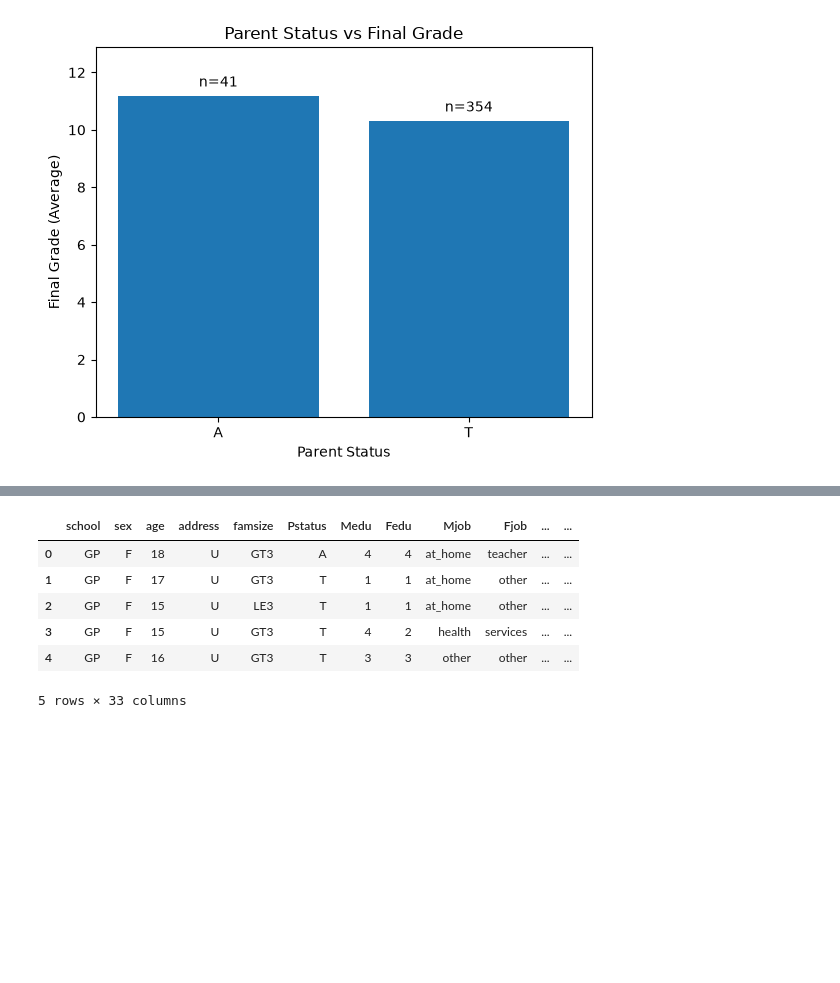
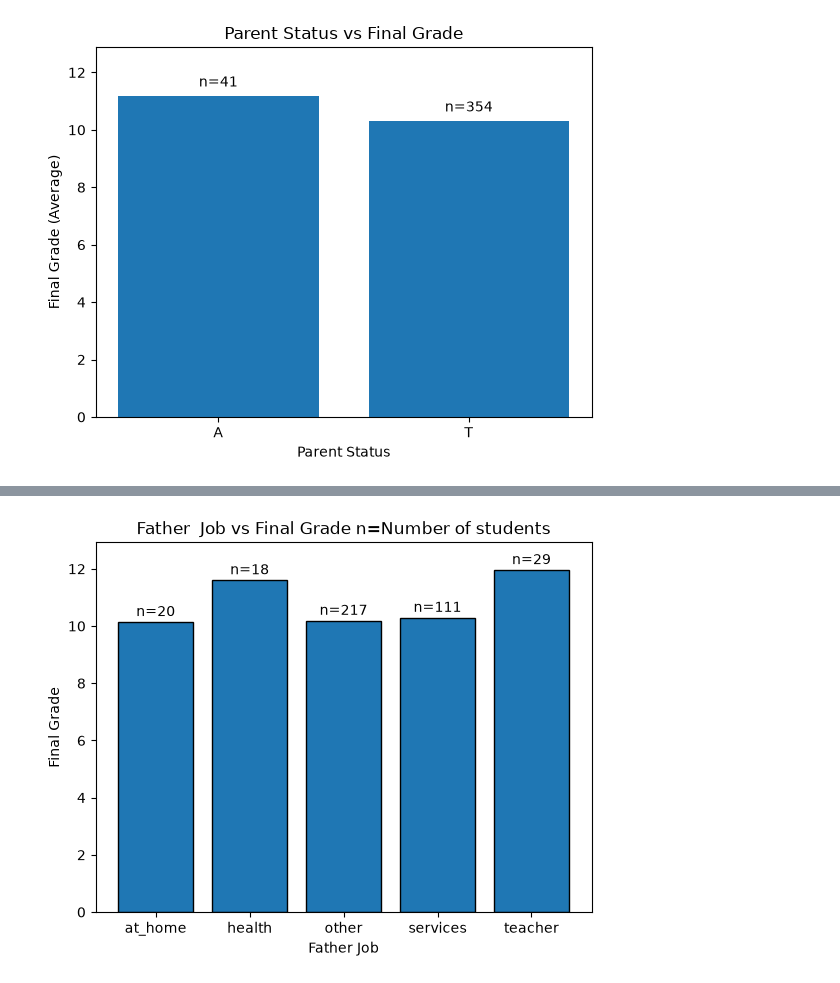
Before and after one commit to muhammadaqil-0504/Student-performance-Analysis, a Jupyter notebook: student performance analysis system.ipynb, the cells around one changed output, grey strips where cells are left out. Drawn from its saved outputs; the diff is of its cells as text; code cells hidden in the pictures; blank space fills up the shorter version.

```diff
--- a/student performance analysis system.ipynb
+++ b/student performance analysis system.ipynb
@@ -179,10 +193,16 @@ st
 # %%
-dataset.head()
+# Father Job vs Final Grade
+student_count=dataset["Fjob"].value_counts().sort_index()
+father_job_effect=dataset.groupby("Fjob")["G3"].mean()
+plt.bar(father_job_effect.index,father_job_effect.values,edgecolor="black")
+for i,count in enumerate(student_count):
+    yvalue=father_job_effect.values[i]
+    plt.text(i,yvalue+0.2,f"n={count}",ha="center")
+plt.margins(y=0.08)
+plt.title("Father  Job vs Final Grade n=Number of students")
+plt.xlabel("Father Job")
+plt.ylabel("Final Grade")
+plt.savefig("Father Job vs Final grade")
+plt.show()
 # %% [output]
-|  | school | sex | age | address | famsize | Pstatus | Medu | Fedu | Mjob | Fjob | ... | ... |
-| 0 | GP | F | 18 | U | GT3 | A | 4 | 4 | at_home | teacher | ... | ... |
-| 1 | GP | F | 17 | U | GT3 | T | 1 | 1 | at_home | other | ... | ... |
-| 2 | GP | F | 15 | U | LE3 | T | 1 | 1 | at_home | other | ... | ... |
-| 3 | GP | F | 15 | U | GT3 | T | 4 | 2 | health | services | ... | ... |
-| 4 | GP | F | 16 | U | GT3 | T | 3 | 3 | other | other | ... | ... |
-5 rows × 33 columns
+[figure, added]
```
Also changed, not shown: parts of 3 cells of this notebook, 3 other files.
